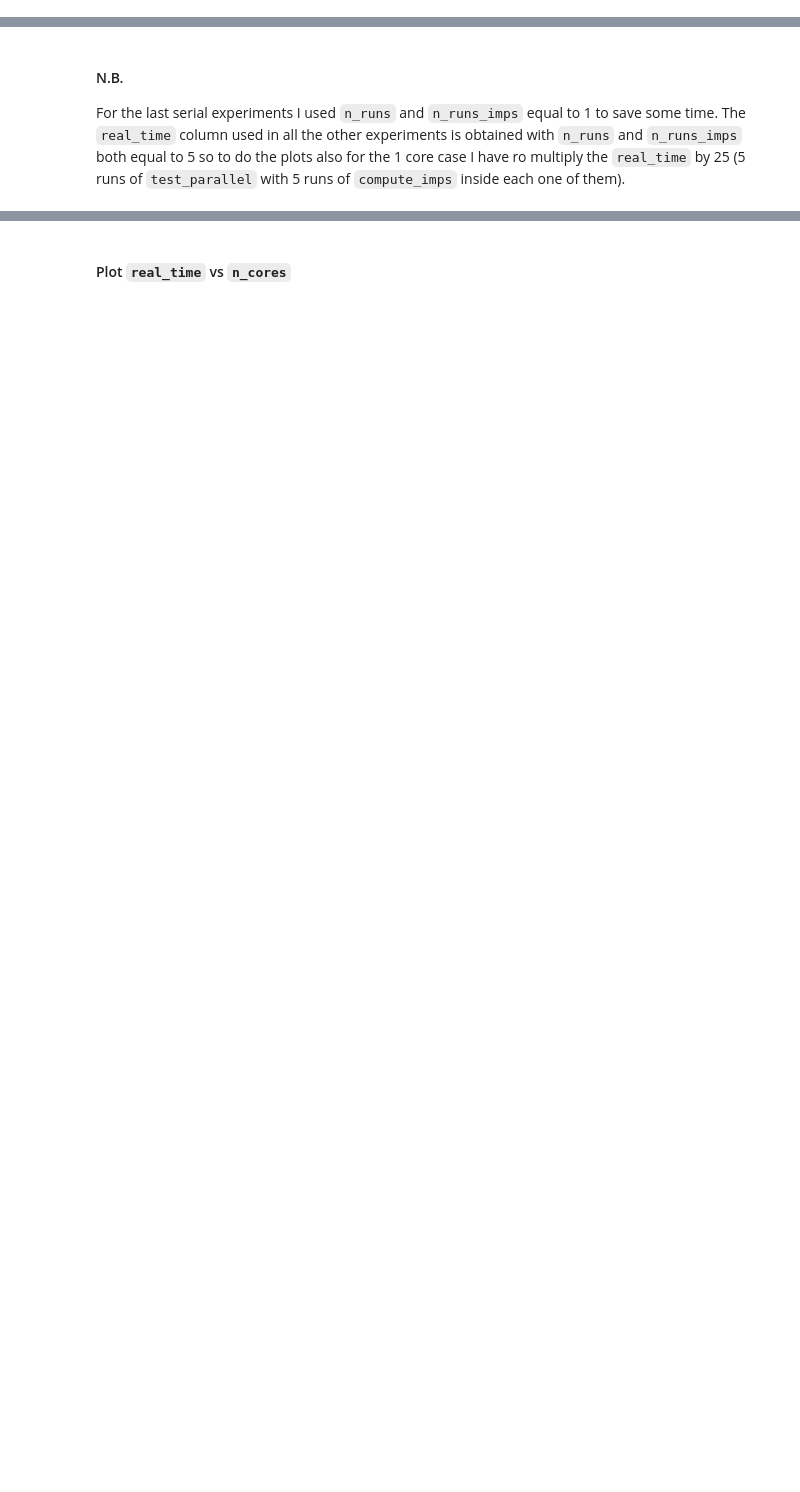
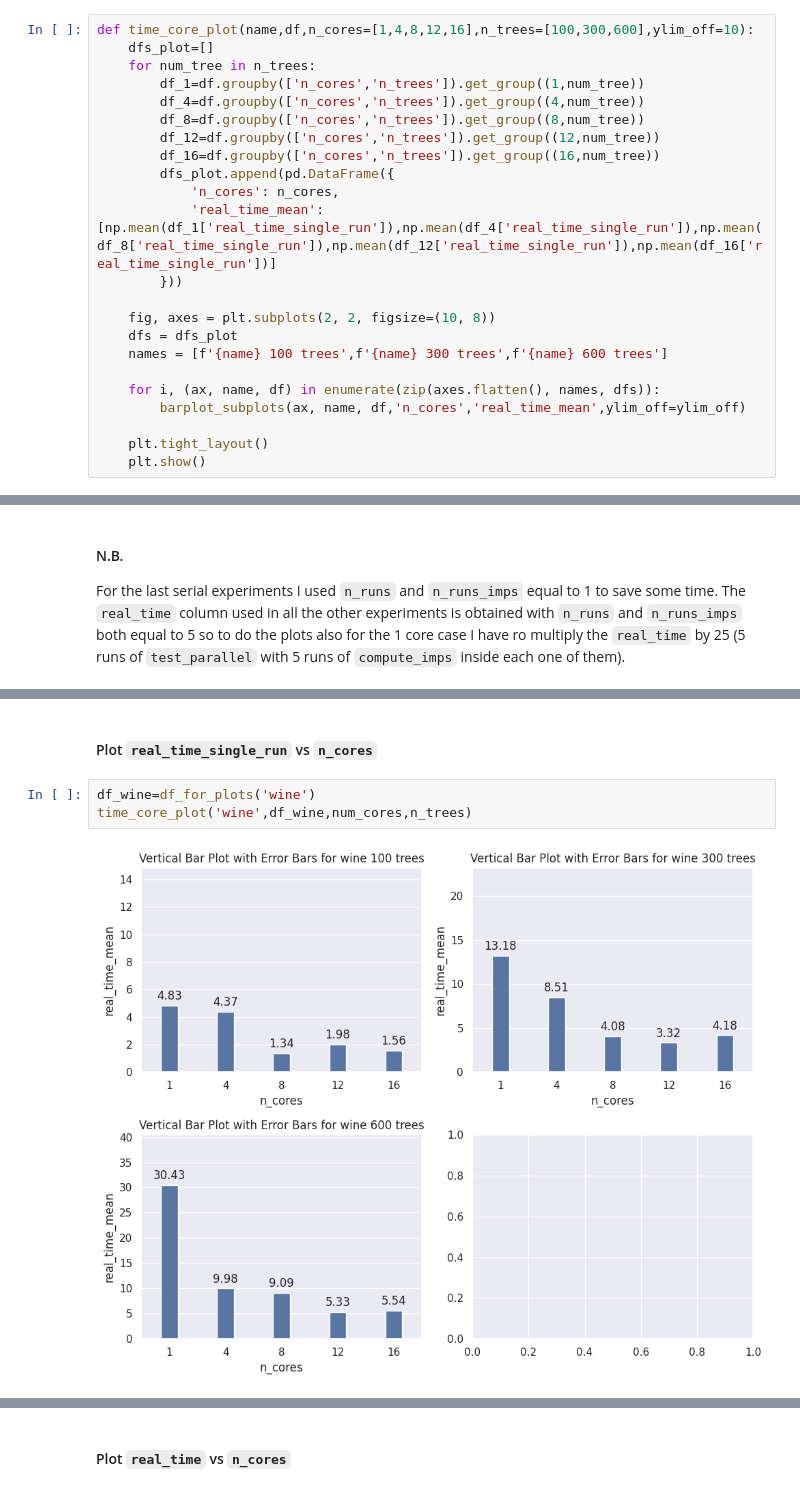
Before and after one commit to francesco-borsatti-unipd/ExIFFI, a Jupyter notebook: notebooks/Test_Parallel.ipynb, the cells around one changed output, grey strips where cells are left out. Drawn from its saved outputs; the diff is of its cells as text; blank space fills up the shorter version.

```diff
--- a/notebooks/Test_Parallel.ipynb
+++ b/notebooks/Test_Parallel.ipynb
@@ -834,0 +866,23 @@ def barplot_subplots(ax, name, df, x_col, y_col,ylim_off=50):
+# %%
+def time_core_plot(name,df,n_cores=[1,4,8,12,16],n_trees=[100,300,600],ylim_off=10):
+    dfs_plot=[]
+    for num_tree in n_trees:
+        df_1=df.groupby(['n_cores','n_trees']).get_group((1,num_tree))
+        df_4=df.groupby(['n_cores','n_trees']).get_group((4,num_tree))
+        df_8=df.groupby(['n_cores','n_trees']).get_group((8,num_tree))
+        df_12=df.groupby(['n_cores','n_trees']).get_group((12,num_tree))
+        df_16=df.groupby(['n_cores','n_trees']).get_group((16,num_tree))
+        dfs_plot.append(pd.DataFrame({
+            'n_cores': n_cores,
+            'real_time_mean':[np.mean(df_1['real_time_single_run']),np.mean(df_4['real_time_single_run']),np.mean(df_8['real_time_single_run']),np.mean(df_12['real_time_single_run']),np.mean(df_16['real_time_single_run'])]
+        }))
+
+    fig, axes = plt.subplots(2, 2, figsize=(10, 8))
+    dfs = dfs_plot
+    names = [f'{name} 100 trees',f'{name} 300 trees',f'{name} 600 trees']
+
+    for i, (ax, name, df) in enumerate(zip(axes.flatten(), names, dfs)):
+        barplot_subplots(ax, name, df,'n_cores','real_time_mean',ylim_off=ylim_off)
+
+    plt.tight_layout()
+    plt.show()
@@ -952,0 +954,7 @@ plt.show()
+# %% [markdown]
+#### Plot `real_time_single_run` vs `n_cores`
+# %%
+df_wine=df_for_plots('wine')
+time_core_plot('wine',df_wine,num_cores,n_trees)
+# %% [output]
+[figure, added]
```
Also changed, not shown: parts of 153 cells of this notebook.
